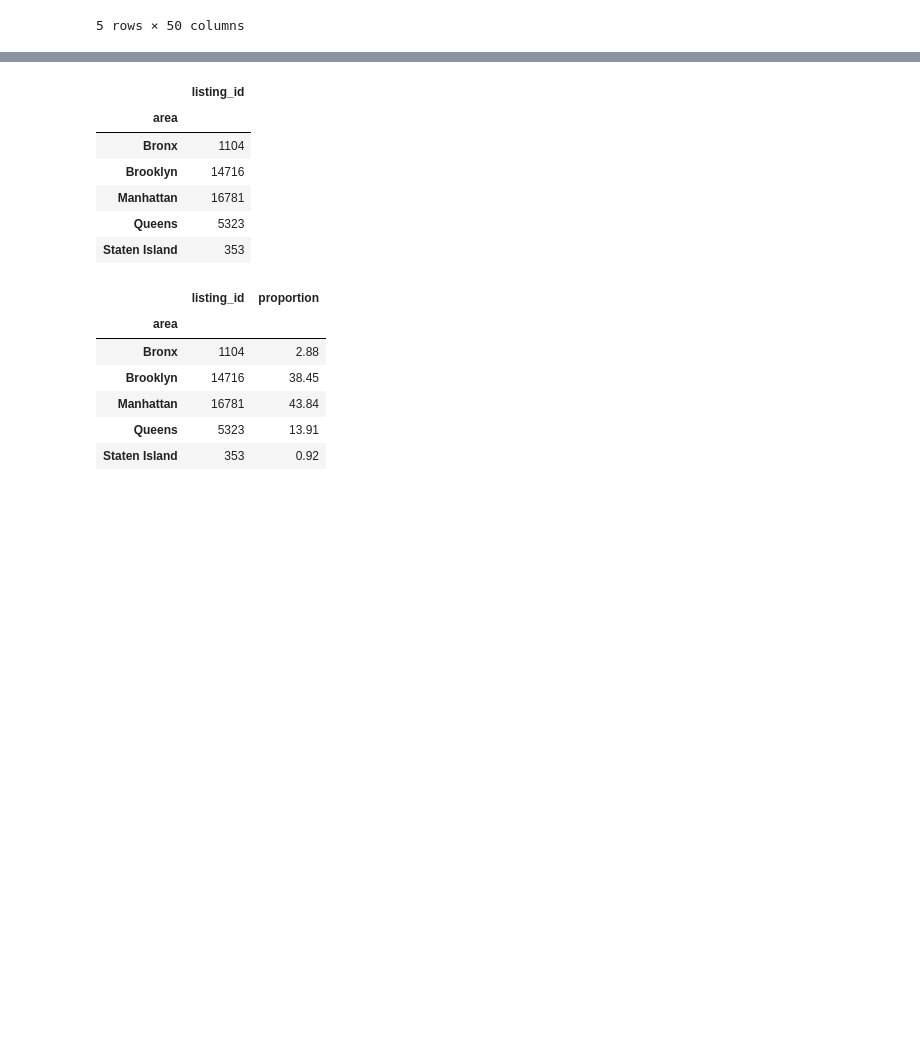
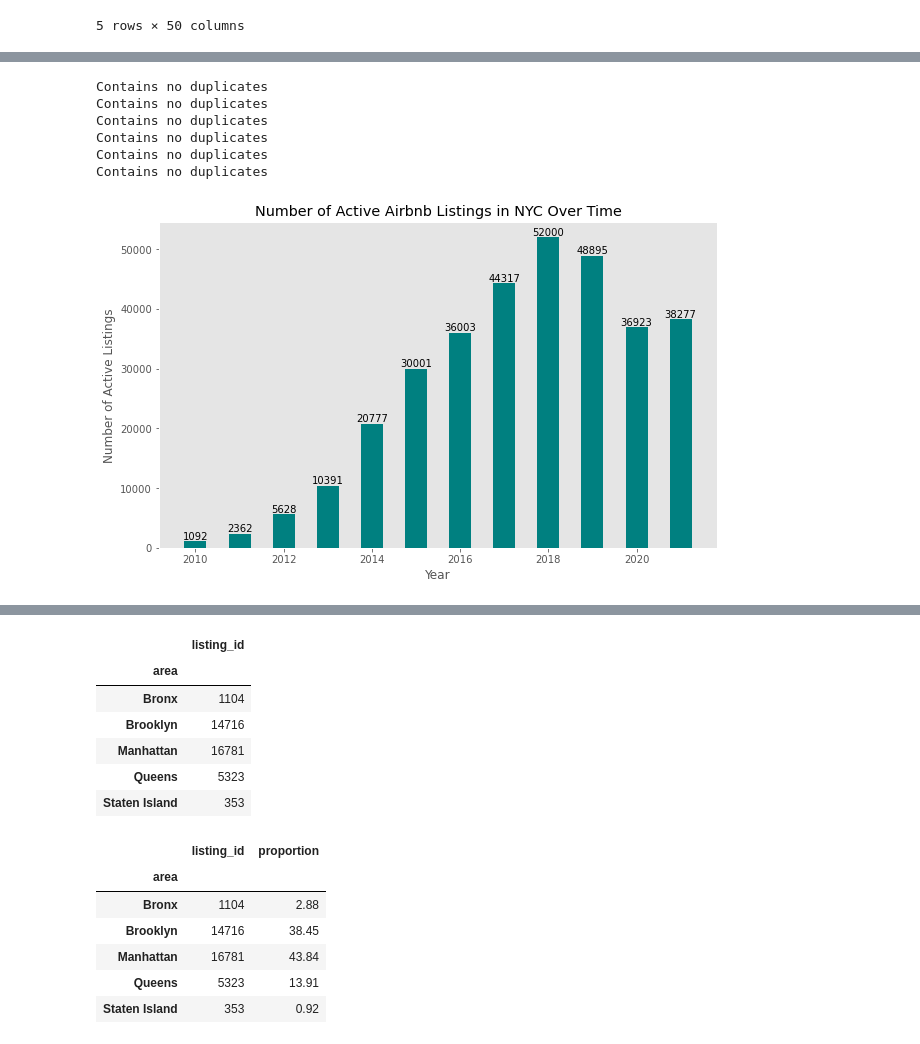
Before and after one commit to mb3005/NYC-Airbnbs, a Jupyter notebook: Python Project 1 - Airbnbs in NYC.ipynb, the cells around one changed output, grey strips where cells are left out. Saved outputs shown, nothing was run; the diff lists cells and outputs as text; code cells hidden in the pictures; blank space fills up the shorter version.

```diff
--- a/Python Project 1 - Airbnbs in NYC.ipynb
+++ b/Python Project 1 - Airbnbs in NYC.ipynb
@@ -69,5 +56,5 @@ dtype: int64
 # %%
-listings2 = listings.drop(['description','neighborhood_overview','host_name','host_about',\
+listings2021 = listings.drop(['description','neighborhood_overview','host_name','host_about',\
                'host_acceptance_rate','host_is_superhost','host_verifications', 'host_has_profile_pic',\
                 'host_identity_verified',\
                'number_of_reviews_ltm','number_of_reviews_l30d'], axis=1)
@@ -94,3 +60,0 @@ len(set(listings2['listing_id']))
-# %%
-listings2021 = listings2
-listings2021.head()
@@ -277,3 +63,77 @@ Index(['listing_id', 'name', 'host_id', 'host_since', 'host_location',
+# %%
+# previous years data
+listings2019 = pd.read_csv('NYC_2019.csv')
+listings2017 = pd.read_csv('NYC_2017-10.csv')
+listings2016 = pd.read_csv('NYC_2016-01.csv')
+listings2015 = pd.read_csv('NYC_2015-08.csv')
+listings2014 = pd.read_csv('NYC_2014-08.csv')
+
+listings2019.columns = listings2019.columns.str.replace('id', 'listing_id')
+listings2017.columns = listings2017.columns.str.replace('id', 'listing_id')
+listings2016.columns = listings2016.columns.str.replace('Unnamed: 0', 'listing_id')
+listings2015.columns = listings2015.columns.str.replace('Unnamed: 0', 'listing_id')
+listings2014.columns = listings2014.columns.str.replace('Unnamed: 0', 'listing_id')
+
+
+# checking for duplicate listings for each year
+dataframes = [listings2014, listings2015, listings2016, listings2017, listings2019, listings2021]
+
+def check_dupe(list):
+    for i in list:
+        if len(set(i['listing_id'])) == i.shape[0]:
+            print('Contains no duplicates')
+        else:
+            print('There are duplicate listings')
+
+check_dupe(dataframes)
+
+# generating dataframe of total listings per year
+
+tot2014 = listings2014.shape[0]
+tot2015 = listings2015.shape[0]
+tot2016 = listings2016.shape[0]
+tot2017 = listings2017.shape[0]
+tot2019 = listings2019.shape[0]
+tot2021 = listings2021.shape[0]
+
+
+tot_listings = [1092, 2362, 5628, 10391,tot2014,tot2015,tot2016,tot2017,52000, tot2019,36923,tot2021]
+year = [2010,2011,2012,2013,2014,2015,2016,2017,2018,2019,2020,2021]
+
+def list_todict(list1, list2):
+    dict = {}
+    dict['year'] = list1
+    dict['tot_listings'] = list2
+    return dict
+
+listings_over_time = pd.DataFrame(list_todict(year, tot_listings))
+listings_over_time.columns = ['Year', 'Active Listings']
+listings_over_time
+
+# source: https://comptroller.nyc.gov/reports/the-impact-of-airbnb-on-nyc-rents/
+
+
+# plotting
+fig, ax = plt.subplots(figsize=(10,6))
+fig.patch.set_facecolor('white')
+
+num_listings = listings_over_time['Active Listings']
+year = listings_over_time['Year']
+plt.bar(year, num_listings, color = 'teal', width=0.5)
+plt.xlabel("Year")
+plt.ylabel("Number of Active Listings")
+ax.set_title('Number of Active Airbnb Listings in NYC Over Time')
+plt.grid(False)
+plt.bar_label(ax.containers[0])
+plt.show()
+# %% [output]
+Contains no duplicates
+Contains no duplicates
+Contains no duplicates
+Contains no duplicates
+Contains no duplicates
+Contains no duplicates
+[figure, added]
 # %%
 listings2021
 # %% [output]
```
Also changed, not shown: parts of 32 cells of this notebook, 36 other files.
